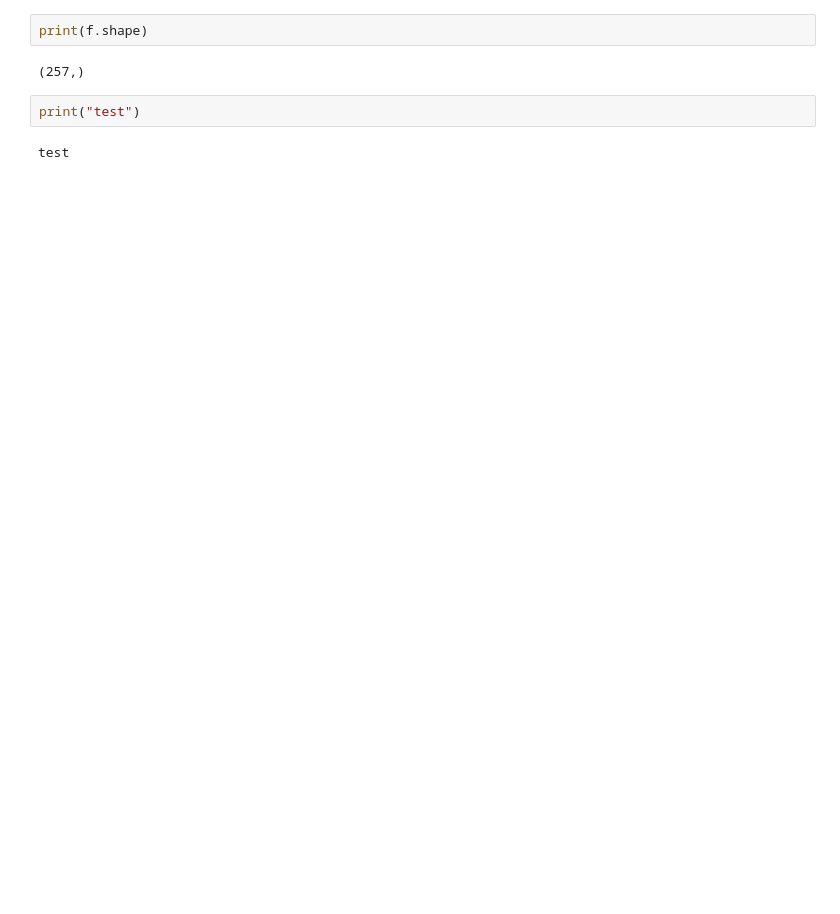
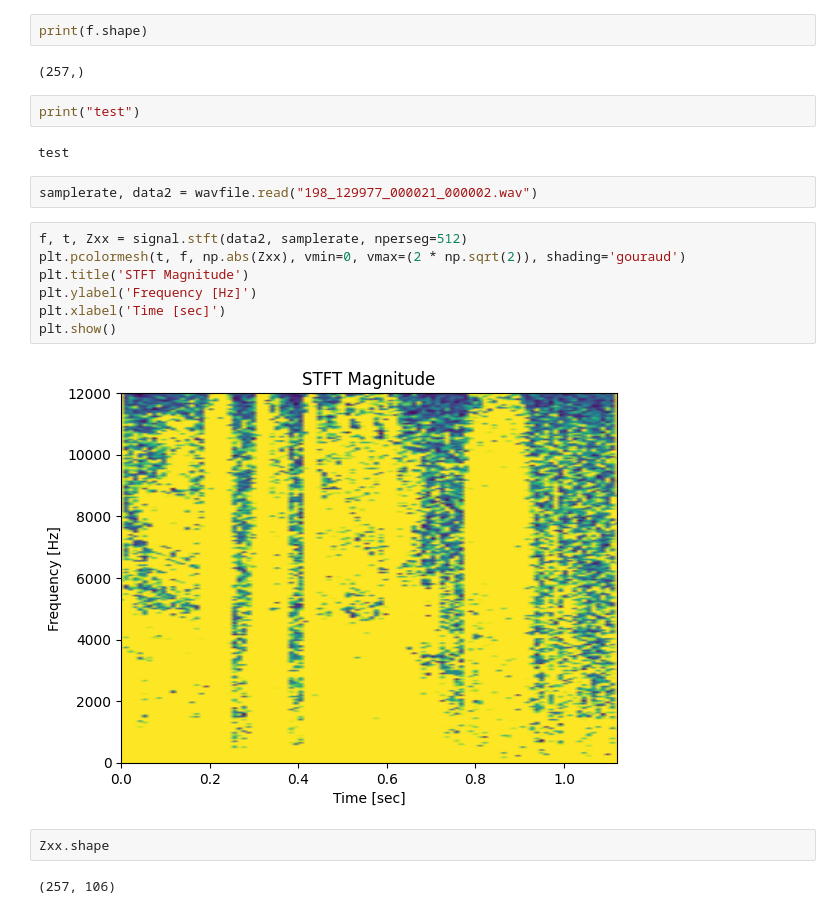
Before and after one commit to da4nik08/SW, a Jupyter notebook: Speech-Transf_preproc.ipynb, the cells around one changed output. Drawn from its saved outputs; the diff is of its cells as text; blank space fills up the shorter version.

```diff
--- a/Speech-Transf_preproc.ipynb
+++ b/Speech-Transf_preproc.ipynb
@@ -217,3 +215,18 @@ print(f.shape)
 print("test")
 # %% [output]
 test
+# %%
+samplerate, data2 = wavfile.read("198_129977_000021_000002.wav")
+# %%
+f, t, Zxx = signal.stft(data2, samplerate, nperseg=512)
+plt.pcolormesh(t, f, np.abs(Zxx), vmin=0, vmax=(2 * np.sqrt(2)), shading='gouraud')
+plt.title('STFT Magnitude')
+plt.ylabel('Frequency [Hz]')
+plt.xlabel('Time [sec]')
+plt.show()
+# %% [output]
+[figure, added]
+# %%
+Zxx.shape
+# %% [output]
+(257, 106)
```
Also changed, not shown: parts of 3 cells of this notebook.
